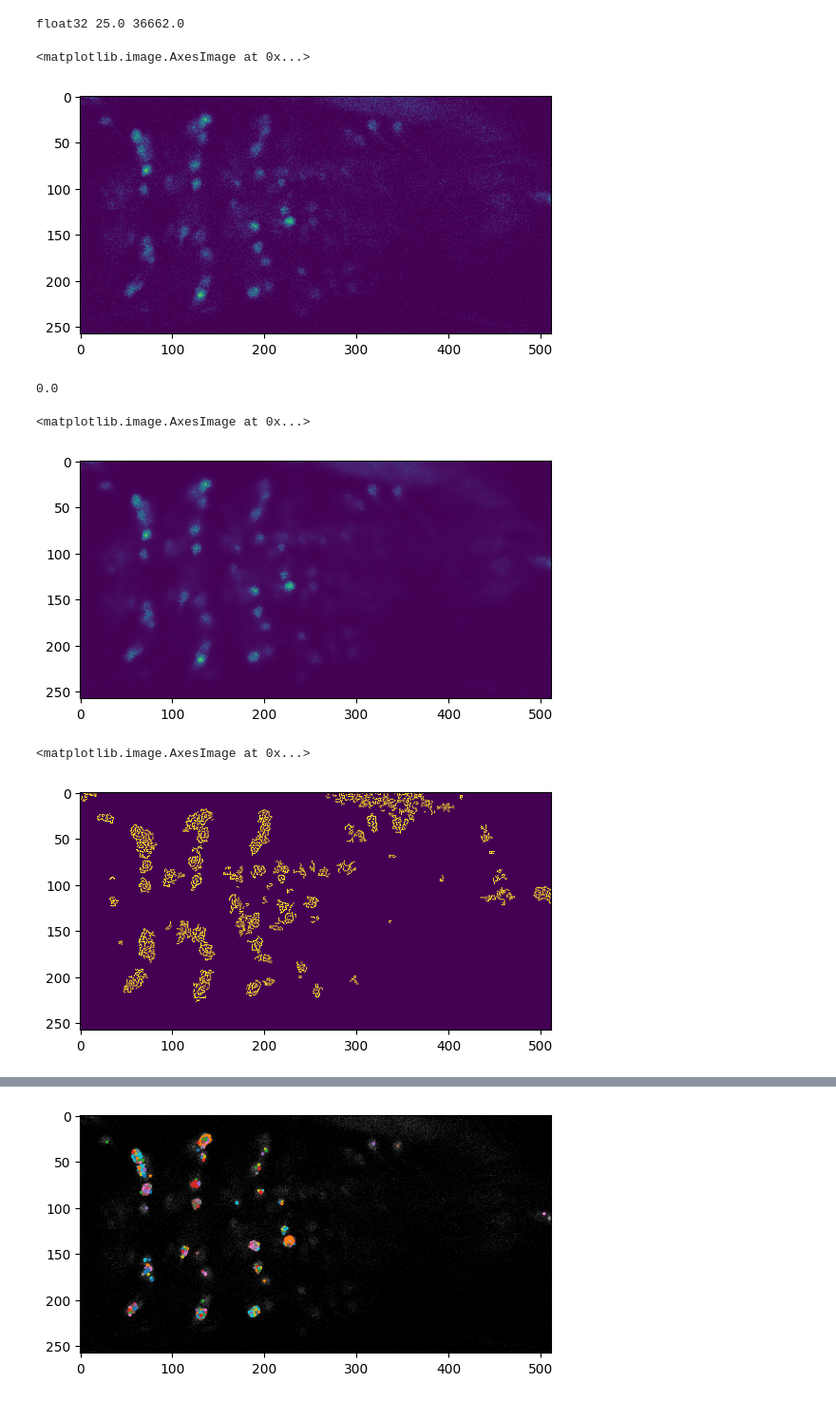
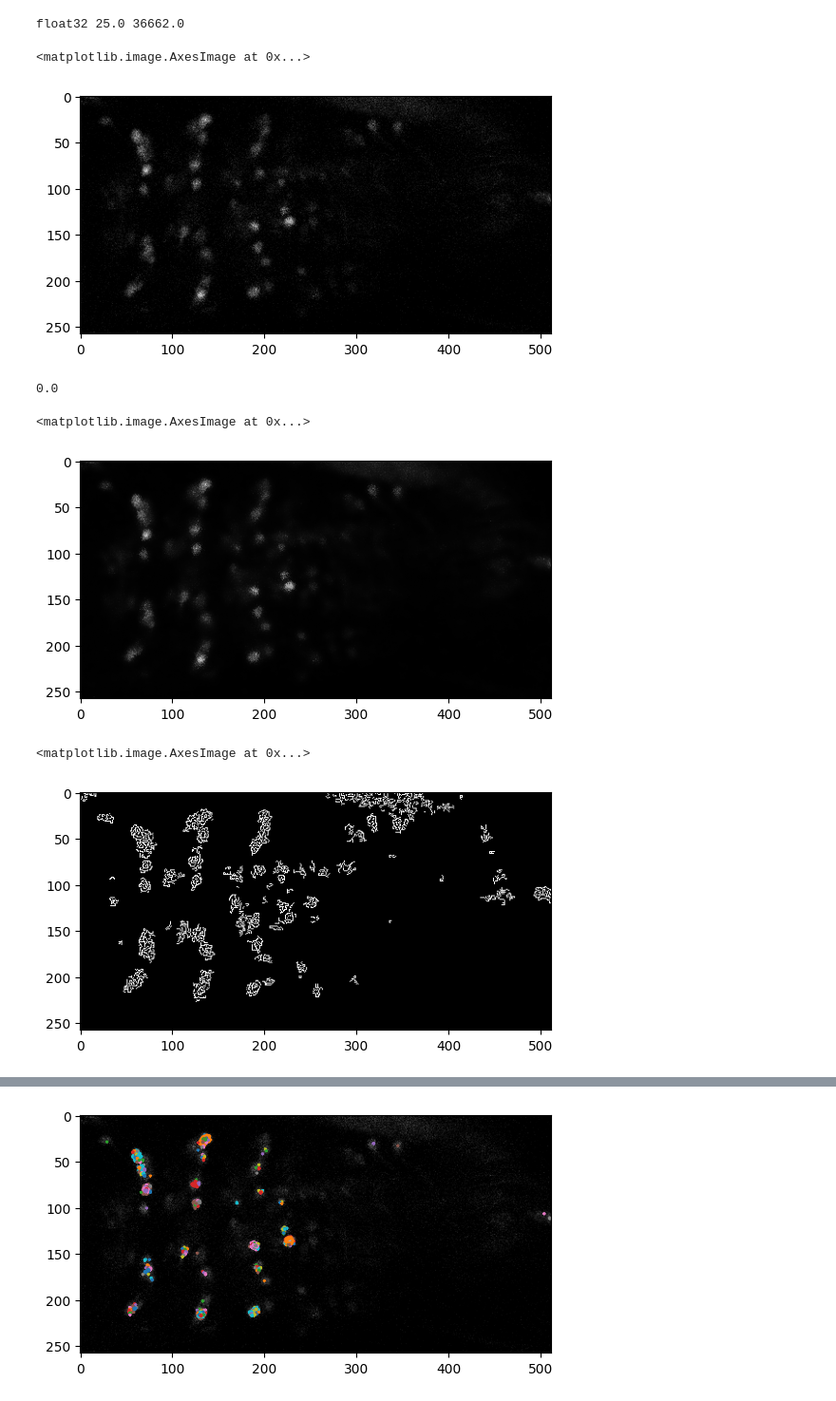
Before and after one commit to MoritzPalm/BIMAP, a Jupyter notebook: bimap/src/contour_lines.ipynb, the cells around one changed output, grey strips where cells are left out. Shown at 95% size. Saved outputs shown, nothing was run; the diff lists cells and outputs as text; code cells hidden in the pictures.

```diff
--- a/bimap/src/contour_lines.ipynb
+++ b/bimap/src/contour_lines.ipynb
@@ -29,27 +29,27 @@ float32 25.0 36662.0
 min_val, max_val = image.min(), image.max()
 img8 = ((image - min_val) / (max_val - min_val) * 255.0).astype(np.uint8)
 # %%
-plt.imshow(img8)
+plt.imshow(img8, cmap="gray")
 # %% [output]
 <matplotlib.image.AxesImage at 0x...>
-[figure, old version]
+[figure, new version]
 # %%
 flat = img8.flatten()
 median = np.median(flat)
 sigma_n = 1.4826 * np.median(np.abs(flat - median))
 print(sigma_n)
 denoised = cv2.bilateralFilter(img8, d = 10, sigmaColor=20, sigmaSpace=50)
-plt.imshow(denoised)
+plt.imshow(denoised, cmap="gray")
 # %% [output]
 0.0
 <matplotlib.image.AxesImage at 0x...>
-[figure, old version]
+[figure, new version]
 # %%
 
 edges = cv2.Canny(img8, 50, 150)
-plt.imshow(edges)
+plt.imshow(edges, cmap="gray")
 # %% [output]
 <matplotlib.image.AxesImage at 0x...>
-[figure, old version]
+[figure, new version]
 # %%
 edges = cv2.Canny(denoised, 50, 150)
```
Also changed, not shown: parts of 2 cells of this notebook, 4 other files.
